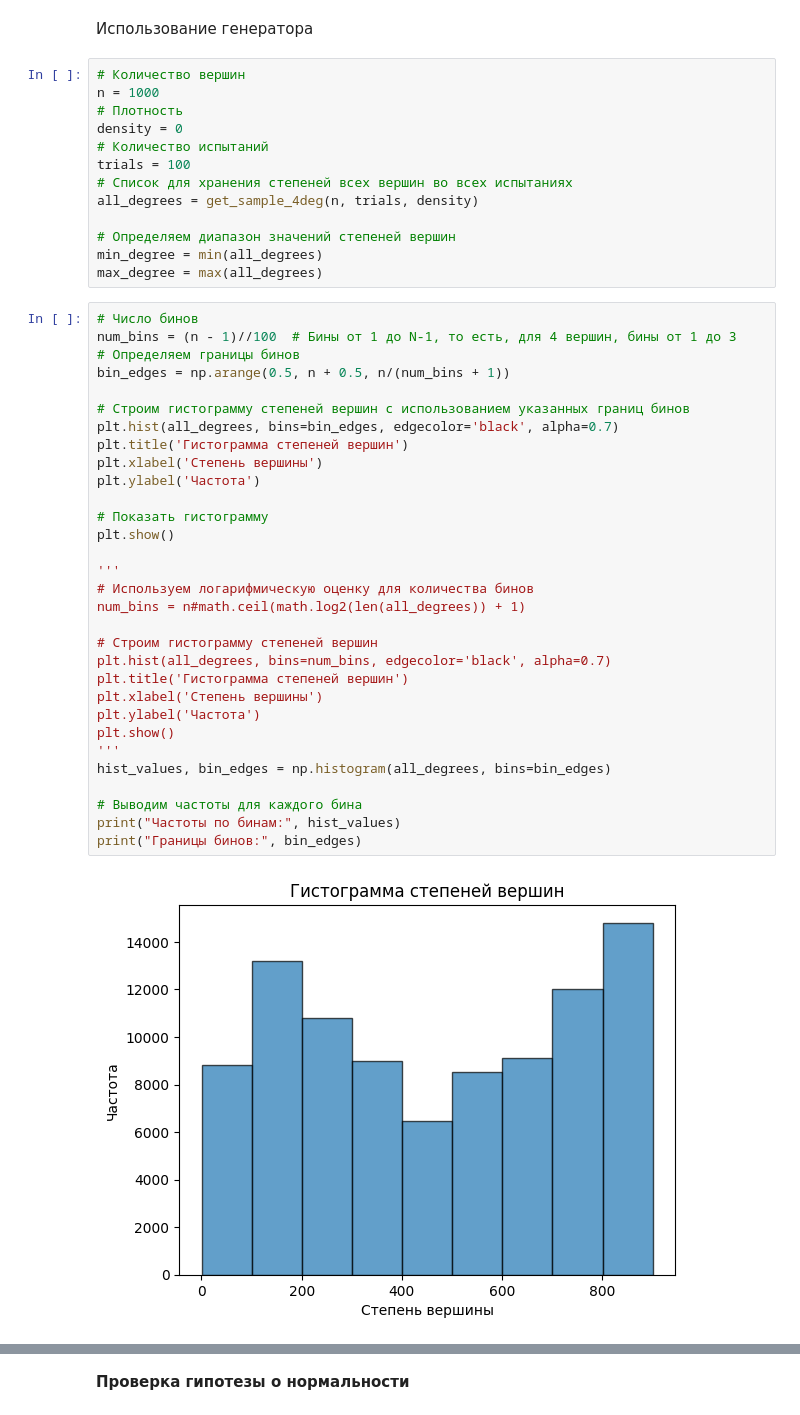
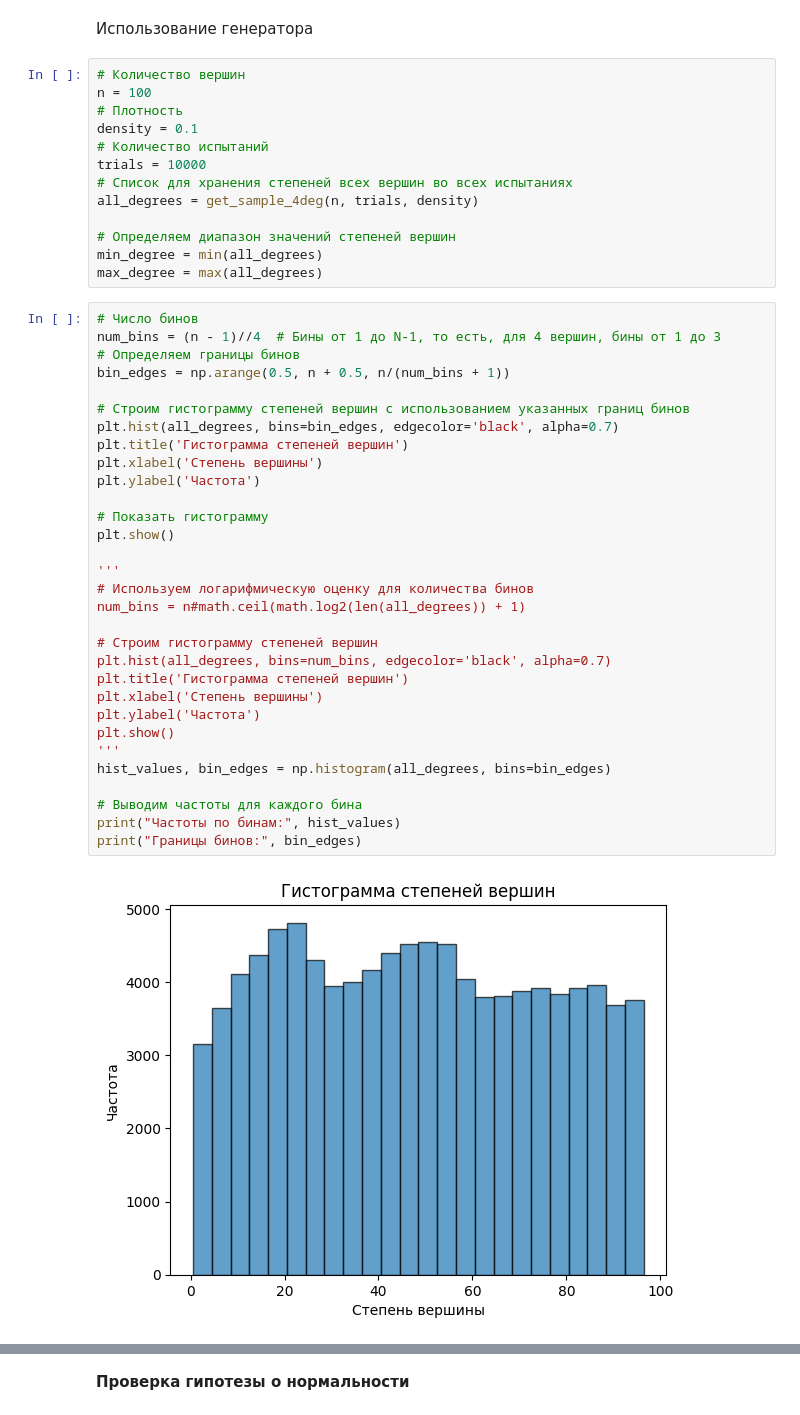
Before and after one commit to wequalwo/searchInGraph, a Jupyter notebook: analyse.ipynb, the cells around one changed output, grey strips where cells are left out. Drawn from its saved outputs; the diff is of its cells as text.

```diff
--- a/analyse.ipynb
+++ b/analyse.ipynb
@@ -93,11 +93,11 @@ def get_sample_4deg(n, trials, density):
 Использование генератора
 # %%
 # Количество вершин
-n = 1000
+n = 100
 # Плотность
-density = 0
+density = 0.1
 # Количество испытаний
-trials = 100
+trials = 10000
 # Список для хранения степеней всех вершин во всех испытаниях
 all_degrees = get_sample_4deg(n, trials, density)
 
@@ -106,34 +106,34 @@ min_degree = min(all_degrees)
 max_degree = max(all_degrees)
 # %%
 # Число бинов
-num_bins = (n - 1)//100  # Бины от 1 до N-1, то есть, для 4 вершин, бины от 1 до 3
+num_bins = (n - 1)//4  # Бины от 1 до N-1, то есть, для 4 вершин, бины от 1 до 3
 # Определяем границы бинов
 bin_edges = np.arange(0.5, n + 0.5, n/(num_bins + 1))
 
 # Строим гистограмму степеней вершин с использованием указанных границ бинов
 plt.hist(all_degrees, bins=bin_edges, edgecolor='black', alpha=0.7)
 plt.title('Гистограмма степеней вершин')
 plt.xlabel('Степень вершины')
 plt.ylabel('Частота')
 
 # Показать гистограмму
 plt.show()
 
 '''
 # Используем логарифмическую оценку для количества бинов
 num_bins = n#math.ceil(math.log2(len(all_degrees)) + 1)
 
 # Строим гистограмму степеней вершин
 plt.hist(all_degrees, bins=num_bins, edgecolor='black', alpha=0.7)
 plt.title('Гистограмма степеней вершин')
 plt.xlabel('Степень вершины')
 plt.ylabel('Частота')
 plt.show()
 '''
 hist_values, bin_edges = np.histogram(all_degrees, bins=bin_edges)
 
 # Выводим частоты для каждого бина
 print("Частоты по бинам:", hist_values)
 print("Границы бинов:", bin_edges)
 # %% [output]
-[figure, old version]
+[figure, new version]
```
Also changed, not shown: parts of 11 cells of this notebook, 4 other files.
